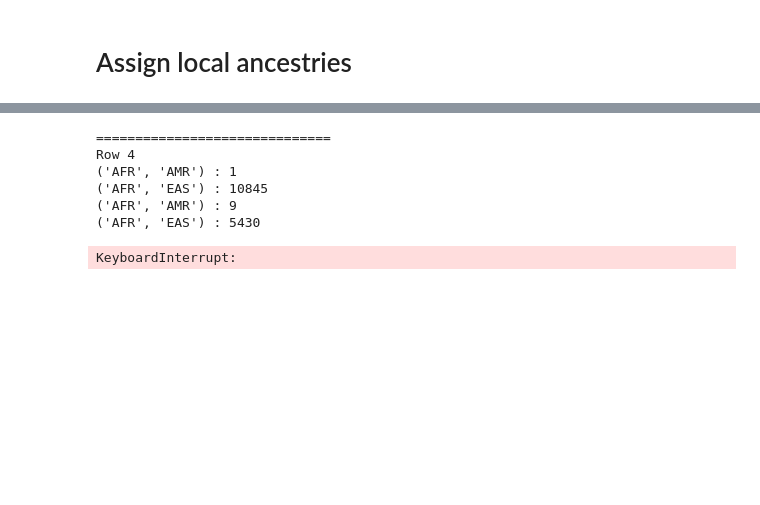
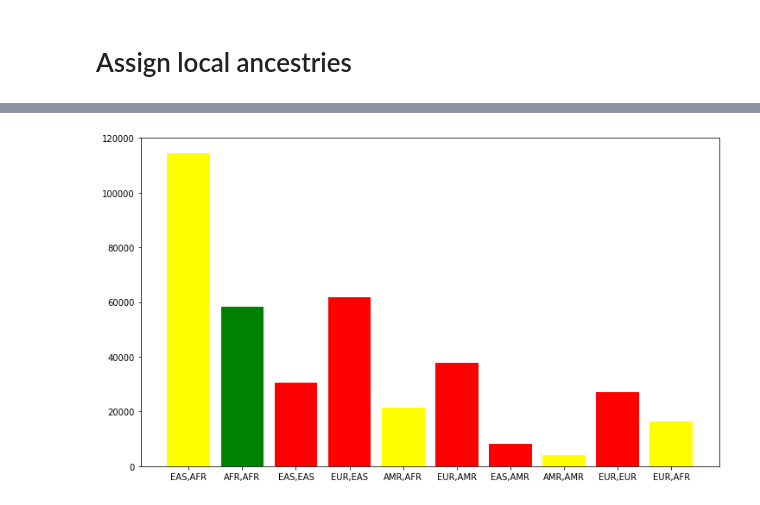
Before and after one commit to zimmerman-cole/rbm-lai, a Jupyter notebook: LAI.ipynb, the cells around one changed output, grey strips where cells are left out. Cells and saved outputs as stored; diff of their text form; code cells hidden in the pictures; blank space fills up the shorter version.

```diff
--- a/LAI.ipynb
+++ b/LAI.ipynb
@@ -14,7 +15,7 @@ from src.lai import compute_window_accuracies, assign_ancestries
 %load_ext autoreload
 %autoreload 2
 # %%
-f = open('data/imputations_t50_TMP.p', 'rb')
+f = open('data/imputations_t50.p', 'rb')
 imputations = pkl.load(f)
 f.close()
 # %%
@@ -74,7 +98,7 @@ display(prog)
 def hook(i, g_row):
     prog.value = i
 
-_ = assign_ancestries(accs, hooks=[hook])
+ancestries = assign_ancestries(accs, hooks=[hook])
 
 prog.close()
 # %% [output]
@@ -103,25 +106,42 @@ KeyboardInterrupt:
 # %%
-
-
 ans_AFR = defaultdict(int)
 for row in range(0, 50):
 #     ans_AFR.update(set(list(np.unique(ancestries[row]))))
     ans, cts = np.unique(ancestries[row], return_counts=True)
     for a, c in zip(ans, cts):
         ans_AFR[a] += c
 
-    print('='*30)
-    print('Row %d' % row)
-    for (a, c) in zip(ans, cts):
-        print(tuple(a), ':', c)
+#     print('='*30)
+#     print('Row %d' % row)
+#     for (a, c) in zip(ans, cts):
+#         print(tuple(a), ':', c)
 
-    input()
-    clear_output()
+#     input()
+#     clear_output()
+
+to_plt = OrderedDict()
+for anc, num in ans_AFR.items():
+    if len(anc) == 1:
+        k = ','.join(list(anc)*2)
+    elif len(anc) == 2:
+        k = ','.join(list(anc))
+
+    to_plt[k] = num
+
+f, ax = plt.subplots(figsize=(12, 7))
+
+colors = []
+for anc, num in to_plt.items():
+    if anc == 'AFR,AFR':
+        colors.append('green')
+    elif ('AFR' in anc) or (anc == 'AMR,AMR'):
+        colors.append('yellow')
+    else:
+        colors.append('red')
+
+bar_space = 1
+xs = np.arange(0, bar_space * len(to_plt.keys()), bar_space)
+ax.bar(xs, list(to_plt.values()), tick_label=list(to_plt.keys()), color=colors)
+plt.show()
 # %% [output]
-==============================
-Row 4
-('AFR', 'AMR') : 1
-('AFR', 'EAS') : 10845
-('AFR', 'AMR') : 9
-('AFR', 'EAS') : 5430
-KeyboardInterrupt:
+[figure, added]
```
Also changed, not shown: parts of 4 cells of this notebook, 4 other files.
